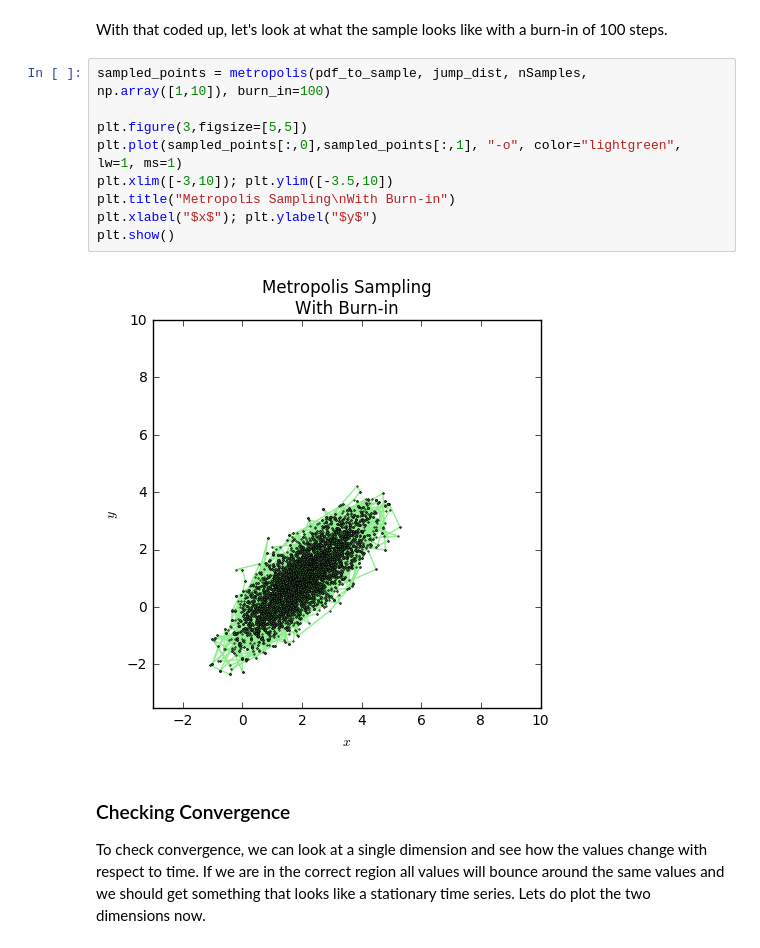
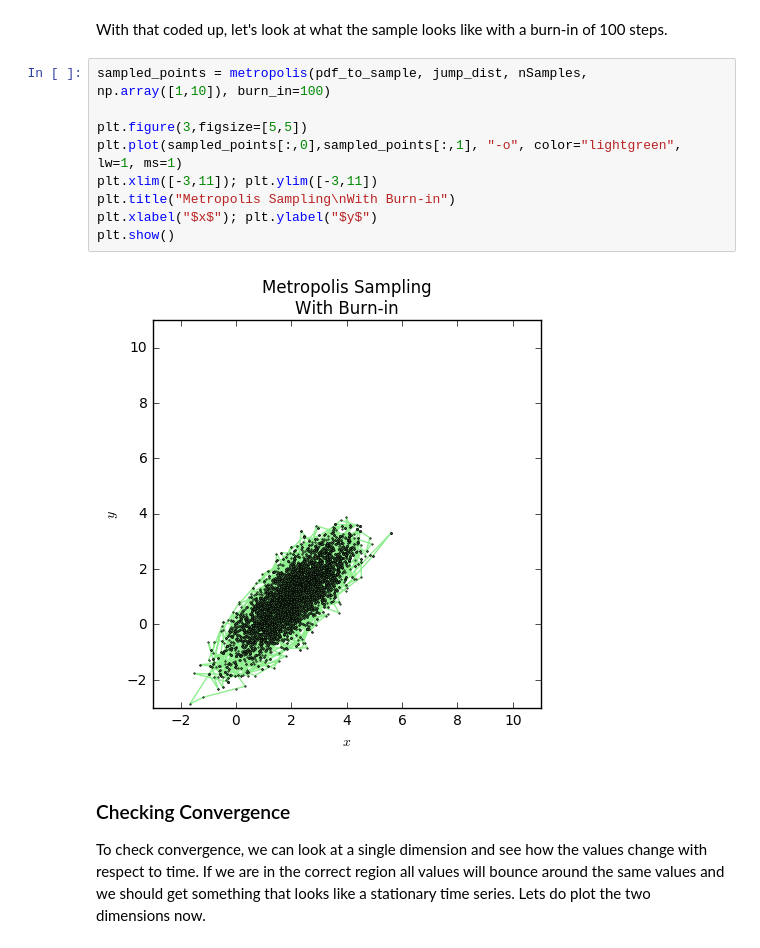
Before and after one commit to AbeNassar/Playground, a Jupyter notebook: Simulations/Metropolis Algorithm.ipynb, the cells around one changed output. Cells and saved outputs as stored; diff of their text form.

```diff
--- a/Simulations/Metropolis Algorithm.ipynb
+++ b/Simulations/Metropolis Algorithm.ipynb
@@ -79,14 +79,14 @@ With that coded up, let's look at what the sample looks like with a burn-in of 1
 # %%
 sampled_points = metropolis(pdf_to_sample, jump_dist, nSamples, np.array([1,10]), burn_in=100)
 
 plt.figure(3,figsize=[5,5])
 plt.plot(sampled_points[:,0],sampled_points[:,1], "-o", color="lightgreen", lw=1, ms=1)
-plt.xlim([-3,10]); plt.ylim([-3.5,10])
+plt.xlim([-3,11]); plt.ylim([-3,11])
 plt.title("Metropolis Sampling\nWith Burn-in")
 plt.xlabel("$x$"); plt.ylabel("$y$")
 plt.show()
 # %% [output]
-[figure, old version]
+[figure, new version]
 # %% [markdown]
 ### Checking Convergence
 To check convergence, we can look at a single dimension and see how the values change with respect to time. If we are in the correct region all values will bounce around the same values and we should get something that looks like a stationary time series. Lets do plot the two dimensions now.
```
Also changed, not shown: parts of 8 cells of this notebook, 1 other file.
